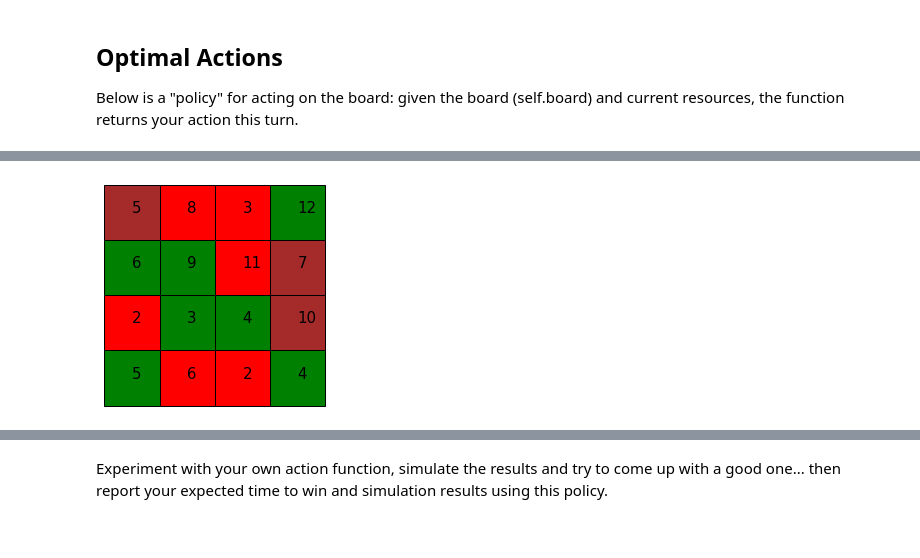
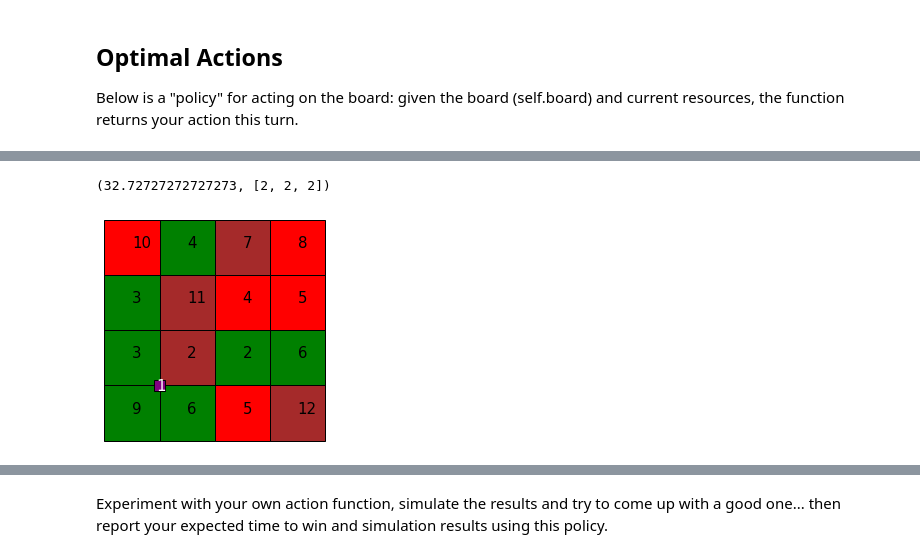
Before and after one commit to samyhajal/ee126catan, a Jupyter notebook: LAB_Catan.ipynb, the cells around one changed output, grey strips where cells are left out. Drawn from its saved outputs; the diff is of its cells as text; code cells hidden in the pictures.

```diff
--- a/LAB_Catan.ipynb
+++ b/LAB_Catan.ipynb
@@ -147,6 +159,11 @@ def floor(state):
 ## Optimal Actions
 
 Below is a "policy" for acting on the board: given the board (self.board) and current resources, the function returns your action this turn.
+# %%
+width, height = 4, 4
+dice = get_random_dice_arrangement(width, height)
+resources = np.random.randint(0, 3, (height, width))
+board = Catan(dice, resources, [], [])
 # %%
 # sample strategy function
 
@@ -191,11 +242,11 @@ def expectedTime(board, building, bank):
         for j in range(11):
             expectations[i] += float(probabilities[j])*float(resources[j][i])
     needed = costs[building]
-    for i in range(3):
-        if bank[i] > needed[i]:
-            needed[i] = 0
-        else:
-            needed[i] = needed[i] - bank[i]
+#     for i in range(3):
+#         if bank[i] > needed[i]:
+#             needed[i] = 0
+#         else:
+#             needed[i] = needed[i] - bank[i]
     #print("needed: ")
 #     print(needed)
     #print("expectations: ")
@@ -204,34 +255,38 @@ def expectedTime(board, building, bank):
     best = [0,0,0]
     def helper(index, implicit):
         if index==implicit:
             return float(needed[index])
         else:
             return float(needed[implicit])*4.0
     for i in range(3):
         for j in range(3):
             for k in range(3):
                 if expectations[i]==0 or expectations[j]==0 or expectations[k]==0:
                     continue
                 if i==j and j==k:
                     x = helper(i, 0)/expectations[i] + helper(j, 1)/expectations[j] + helper(k, 2)/expectations[k]
                 elif i==j:
                     x = max(helper(i,0)/expectations[i]+helper(j,1)/expectations[j], helper(k,2)/expectations[k])
                 elif j==k:
                     x = max(helper(k,2)/expectations[k]+helper(j,1)/expectations[j], helper(i,0)/expectations[i])
                 elif i==k:
                     x = max(helper(i,0)/expectations[i]+helper(k,2)/expectations[k], helper(j,1)/expectations[j])
                 else:
                     x = max(helper(i,0)/expectations[i], helper(j,1)/expectations[j], helper(k,2)/expectations[k])
 #                 print "at point: {} x is {}".format((i,j,k),x)
                 if x < minimum:
                     minimum = x
                     best = [i,j,k]
     #print("best: ")
     #print(best)
-    return (minimum)
+    return (minimum, best)
 
-min = expectedTime(myBoard, 1, [0,0,2])
-# print min
+dice = get_random_dice_arrangement(4, 4)
+resources = np.random.randint(0, 3, (4, 4))
+myBoard = Catan(dice, resources, [6], [])
+
+print(expectedTime(myBoard, 1, [0,0,0]))
 myBoard.draw()
 # %% [output]
+(32.72727272727273, [2, 2, 2])
-[figure, old version]
+[figure, new version]
```
Also changed, not shown: parts of 8 cells of this notebook.
